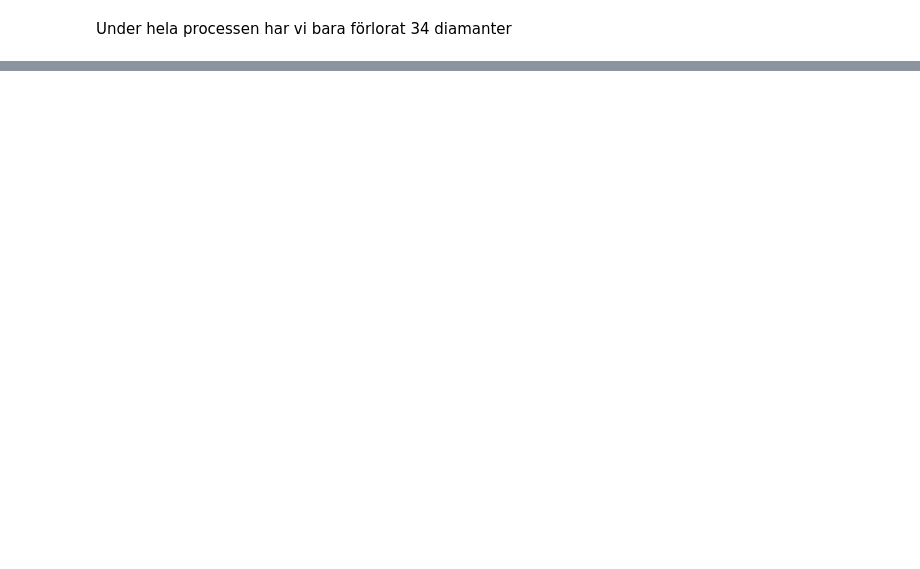
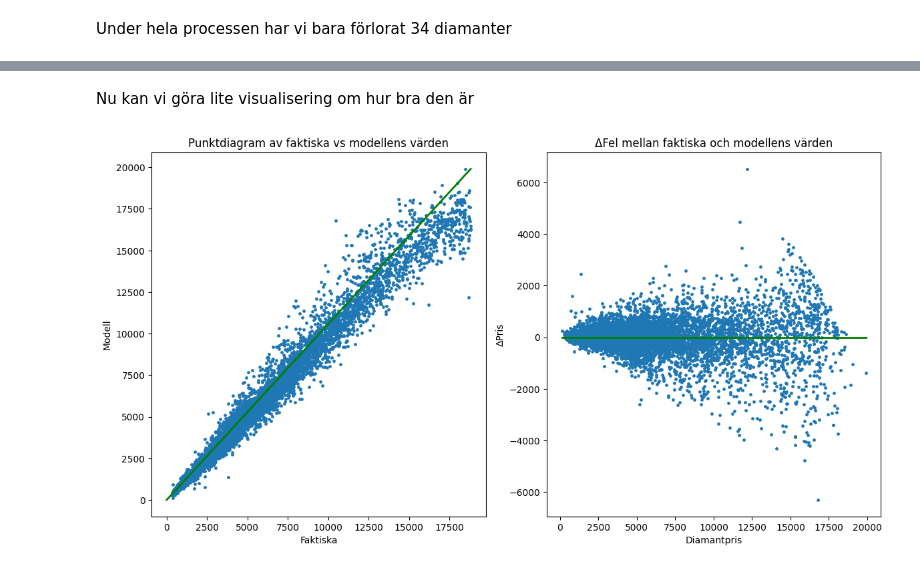
Before and after one commit to Algaras-dev/Diamond-Price-Prediction-Model, a Jupyter notebook: Estimering av diamantpriser.ipynb, the cells around one changed output, grey strips where cells are left out. Cells and saved outputs as stored; diff of their text form; code cells hidden in the pictures; blank space fills up the shorter version.

```diff
--- a/Estimering av diamantpriser.ipynb
+++ b/Estimering av diamantpriser.ipynb
@@ -76,5 +88,10 @@ Det finns fortfarande några kolumner som har kategoriska värden (cut, color, c
 # %%
-print(df['cut'].str.get_dummies())
-print(df['color'].str.get_dummies())
-print(df['clarity'].str.get_dummies())
+encoded_cut = pd.get_dummies(df['cut'], 'cut:', ' ')
+encoded_color = pd.get_dummies(df['color'], 'color:', ' ')
+encoded_clarity = pd.get_dummies(df['clarity'], 'clarity:', ' ')
+df.drop(columns=['cut', 'color', 'clarity'], inplace=True)
+
+df = pd.concat([encoded_cut, encoded_color, encoded_clarity, df], axis=1)
+
+display(df.head())
 # %% [output]
@@ -108,6 +115,7 @@ Vi skapar den mest grundläggande versionen som går och testar hur bra den fung
 # %%
-model = xgb.XGBRegressor()
+params = {
+    'random_state': 0
+}
+
+model = xgb.XGBRegressor(**params)
 model.fit(X_train, y_train)
-
-# y_pred = model.predict(X_test)
-# mse = mean_squared_error(y_test, y_pred)
@@ -113,0 +134,35 @@ model.fit(X_train, y_train)
+# %% [markdown]
+Nu kan vi göra lite visualisering om hur bra den är
+# %%
+def plot_perf(model: xgb.XGBRegressor):
+    '''Skapa en grafer som visar modellens'''
+
+    y = model.predict(X_test)
+
+    # plt.figure(figsize=(20, 20))
+
+    y = model.predict(X_test)
+
+    # Punktdiagram (faktiskt vs modell)
+    plt.figure(figsize=(12, 12))
+    plt.subplot(2, 2, 1)
+    plt.scatter(y_test, y, s=6)
+    plt.plot([0, max(y_test)], [0, max(y)], 'g', linewidth=2)
+    plt.xlabel('Faktiska')
+    plt.ylabel('Modell')
+    plt.title('Punktdiagram av faktiska vs modellens värden')
+
+    # # Punktdiagram (fel)
+    plt.subplot(2, 2, 2)
+    residuals = y_test - y
+    plt.scatter(y, residuals, s=6)
+    plt.plot([min(y), max(y)], [0, 0], 'g', linewidth=2)
+    plt.xlabel('Diamantpris')
+    plt.ylabel('ΔPris')
+    plt.title('ΔFel mellan faktiska och modellens värden')
+
+    plt.tight_layout()
+
+plot_perf(model)
+# %% [output]
+[figure, added]
```
Also changed, not shown: parts of 14 cells of this notebook.
